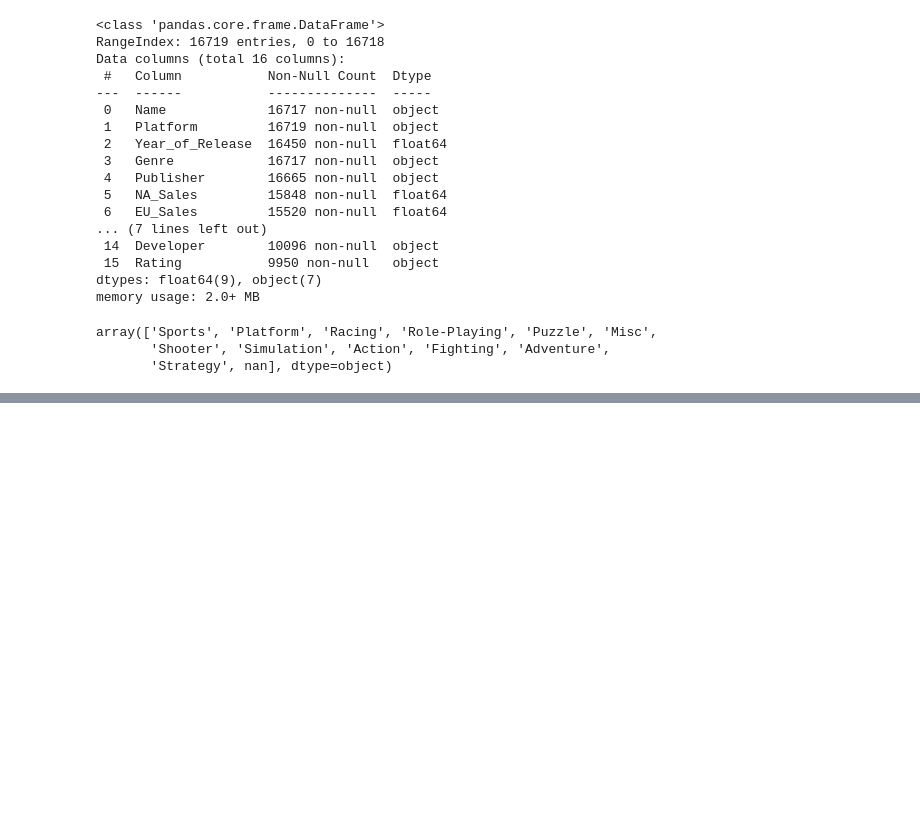
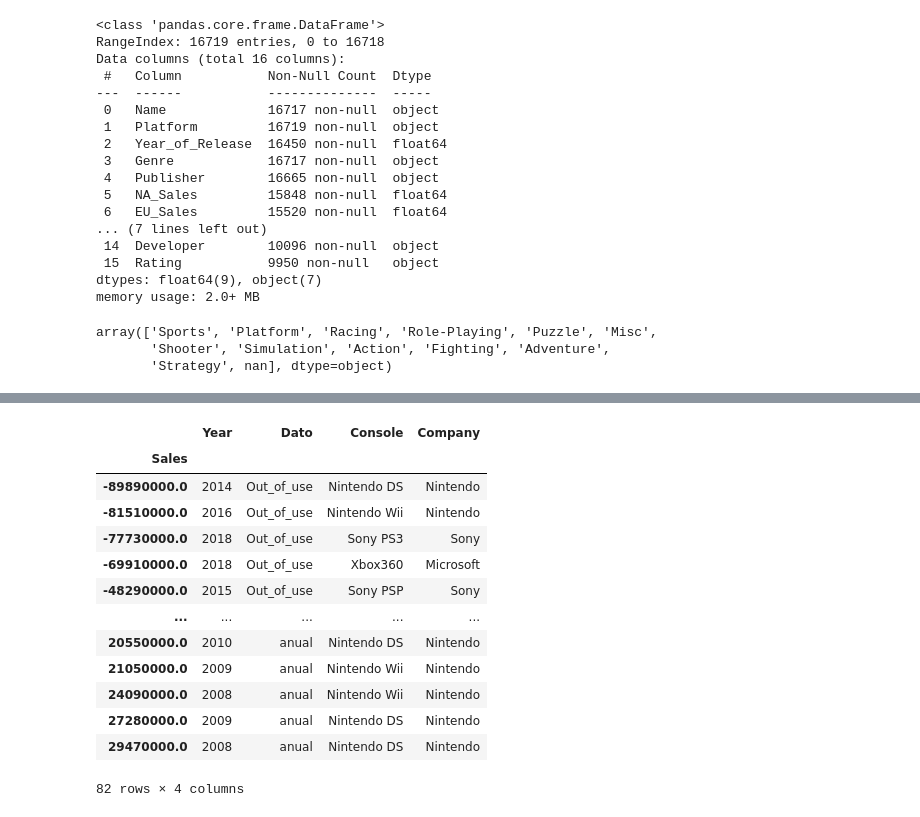
Before and after one commit to JUrielCerecero/analisis-de-datos-de-videojuegos, a Jupyter notebook: etl.ipynb, the cells around one changed output, grey strips where cells are left out. Cells and saved outputs as stored; diff of their text form; code cells hidden in the pictures; blank space fills up the shorter version.

```diff
--- a/etl.ipynb
+++ b/etl.ipynb
@@ -205,0 +298,17 @@ dfvideogamessales
+# %%
+dfventasconsolas.groupby('Sales').sum()
+# %% [output]
+|  | Year | Dato | Console | Company |
+| Sales |  |  |  |  |
+| -89890000.0 | 2014 | Out_of_use | Nintendo DS | Nintendo |
+| -81510000.0 | 2016 | Out_of_use | Nintendo Wii | Nintendo |
+| -77730000.0 | 2018 | Out_of_use | Sony PS3 | Sony |
+| -69910000.0 | 2018 | Out_of_use | Xbox360 | Microsoft |
+| -48290000.0 | 2015 | Out_of_use | Sony PSP | Sony |
+| ... | ... | ... | ... | ... |
+| 20550000.0 | 2010 | anual | Nintendo DS | Nintendo |
+| 21050000.0 | 2009 | anual | Nintendo Wii | Nintendo |
+| 24090000.0 | 2008 | anual | Nintendo Wii | Nintendo |
+| 27280000.0 | 2009 | anual | Nintendo DS | Nintendo |
+| 29470000.0 | 2008 | anual | Nintendo DS | Nintendo |
+82 rows × 4 columns
```
Also changed, not shown: parts of 12 cells of this notebook, 1 other file.
